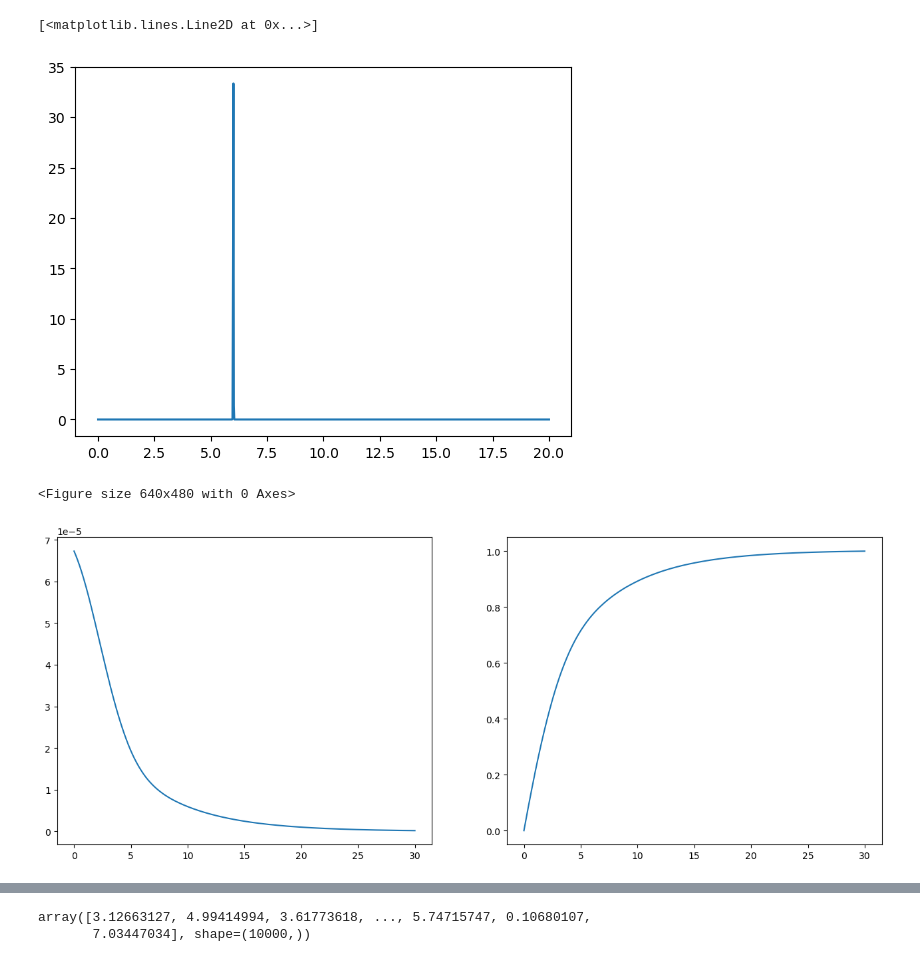
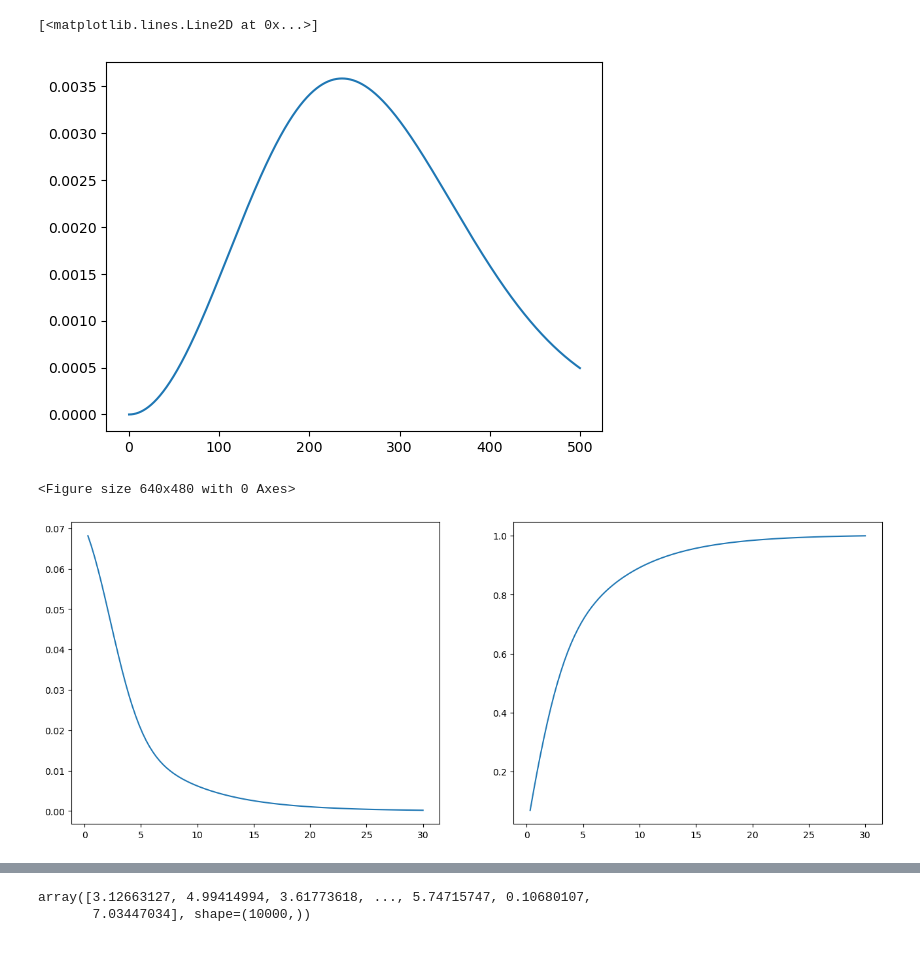
Before and after one commit to shauryagarg145/dark-matter-waves, a Jupyter notebook: modellingstreams.ipynb, the cells around one changed output, grey strips where cells are left out. Cells and saved outputs as stored; diff of their text form; code cells hidden in the pictures.

```diff
--- a/modellingstreams.ipynb
+++ b/modellingstreams.ipynb
@@ -39,14 +39,14 @@ def speedDistGaussian(v, sig, v_c, v_esc= 528.0):
 # %%
 # example of single gaussian/stream
 
 plt.clf()
-v = np.linspace(0, 20, 1000)
-sig = 0.01
+v = np.linspace(0, 500, 10000)
+sig = 167
 f = speedDistGaussian(v, sig, 6.0)
 plt.plot(v, f)
 # %% [output]
 [<matplotlib.lines.Line2D at 0x...>]
-[figure, old version]
+[figure, new version]
 # %%
 def streamN(v):
     sigg = 2.58
@@ -61,7 +61,7 @@ def streamN(v):
 # this is just a placeholder to find a value for N_str, i didn't read thru the full paper
 # the paper produces the plots below based on radial velocity?
 
-v = np.linspace(0, 30, 100000)[1:] # the paper goes from -20 to 20, \
+v = np.linspace(0, 30, 100)[1:] # the paper goes from -20 to 20, \
     #however we don't care the direction only the speed of the stream
     # maybe need to change the maximum velocity??
 y = streamN(v) / np.sum(streamN(v))
@@ -73,12 +73,6 @@ ax[1].plot(v, y.cumsum())
 v_str = np.column_stack((v, y))
 #np.random.seed(0)
 #v_str = np.random.choice(a=v, p=y, size = 1000)
-
-np.random.seed(0)
-v_strs = np.random.choice(a=v, p=y, size = 10000)
-y = streamN(v_strs)
-y = y / np.sum(y)
-v_str = np.column_stack((v_strs, y))
 # %% [output]
 <Figure size 640x480 with 0 Axes>
-[figure, old version]
+[figure, new version]
```
Also changed, not shown: parts of 3 cells of this notebook.
